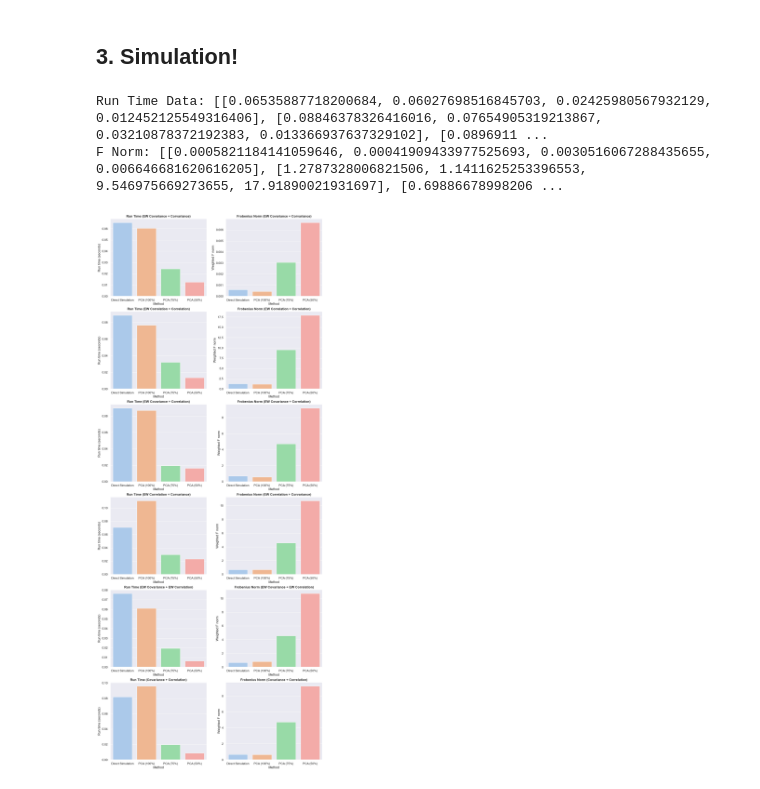
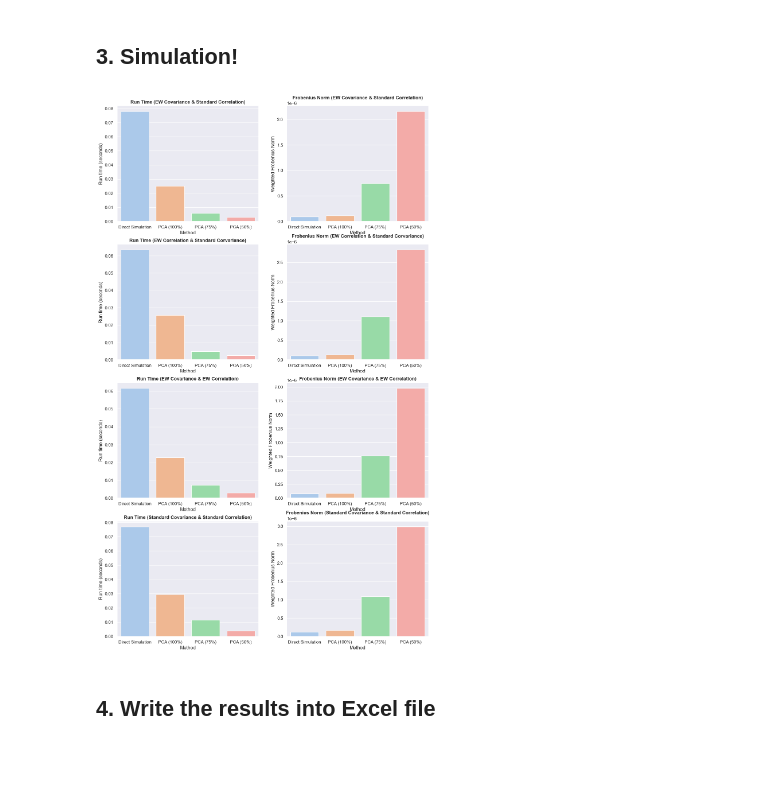
Before and after one commit to QijunYang1/Quantitative-Risk-Management, a Jupyter notebook: week03/project3.ipynb, the cells around one changed output. Drawn from its saved outputs; the diff is of its cells as text; code cells hidden in the pictures; blank space fills up the shorter version.

```diff
--- a/week03/project3.ipynb
+++ b/week03/project3.ipynb
@@ -116,7 +116,7 @@ class PCA:
     def run(self):
         self.__eig_val,self.__eig_vec = np.linalg.eigh(self.__cov_mat)
         # pick the eigenvalues which is bigger than 0 and corresponding eigenvector
-        idx=self.__eig_val>1e-7
+        idx=self.__eig_val>1e-8
         self.__eig_val = self.__eig_val[idx]
         self.__eig_vec = self.__eig_vec [:,idx]
         # sort since the result given by numpy is lowest to highest, flip them up
@@ -606,7 +606,7 @@ What can we say about the trade offs between time to run and accuracy.
 # %%
 class Cov_Generator:
     """
-    Convariance Combination of EW covariance, EW correlation, covariance and correlation.
+    Convariance Derivation through differnet combination of EW covariance, EW correlation, covariance and correlation.
 
     Parameter:
         data -- data which is used for get the EW covariance, EW correlation, covariance and correlation
@@ -624,24 +624,25 @@ class Cov_Generator:
         invSD=np.diag(1/np.sqrt(np.diag(self.__cov)))
         self.__corr = invSD @ self.__cov @ invSD
 
-    # EW_cov + cov
-    def EW_cov_cov(self):
-        return self.__EW_cov+self.__cov
-    # EW_corr + corr
-    def EW_corr_corr(self):
-        return self.__EW_corr+self.__corr
     # EW_cov + corr
     def EW_cov_corr(self):
-        return self.__EW_cov+self.__corr
+        std=np.diag(np.diag(self.__EW_cov))
+        return std @ self.__corr @ std
+
     # EW_corr + cov
     def EW_corr_cov(self):
-        return self.__EW_corr+self.__cov
+        std=np.diag(np.diag(self.__cov))
+        return std @ self.__EW_corr @ std
+
     # EW_corr + EW_cov
     def EW_corr_EW_cov(self):
-        return self.__EW_corr+self.__EW_cov
+        std=np.diag(np.diag(self.__EW_cov))
+        return std @ self.__EW_corr @ std
+
     # corr + cov
     def corr_cov(self):
-        return self.__corr+self.__cov
+        std=np.diag(np.diag(self.__cov))
+        return std @ self.__corr @ std
 # %% [markdown]
 ## 2. Simulator for all methods
 # %%
@@ -704,13 +705,11 @@ class Simulator(Weighted_F_norm):
 # Get a list of all the combinations of covariance and correlation
 cov_gen = Cov_Generator(data)
 cov_list=[]
-cov_list.append(cov_gen.EW_cov_cov())
-cov_list.append( cov_gen.EW_corr_corr())
 cov_list.append( cov_gen.EW_cov_corr())
 cov_list.append( cov_gen.EW_corr_cov())
 cov_list.append( cov_gen.EW_corr_EW_cov())
 cov_list.append( cov_gen.corr_cov())
-cov_name=["EW Covariance + Corvariance","EW Correlation + Correlation","EW Covariance + Correlation","EW Correlation + Corvariance","EW Covariance + EW Correlation","Covariance + Correlation"]
+cov_name=["EW Covariance & Standard Correlation","EW Correlation & Standard Corvariance","EW Covariance & EW Correlation","Standard Covariance & Standard Correlation"]
 
 
 draw_num=25000
@@ -727,37 +726,34 @@ for i in range(plt_n):
     run_time=[]
     Err_F_norm=[]
 
     # Direct Simulation
     simulator.DirectSimulation()
     run_time.append(simulator.Direct_run_time)
     Err_F_norm.append(simulator.err_F_norm())
 
     percent_explained=[1,0.75,0.5]
     # PCA Simulation
     for pct in percent_explained:
         simulator.PCA_Simulation(pct)
         run_time.append(simulator.PCA_run_time)
         Err_F_norm.append(simulator.err_F_norm())
 
     # collect data
     all_run_time.append(run_time)
     all_F_norm.append(Err_F_norm)
 
     # plot the Run time
     sns.barplot(x=Methods,y=run_time,ax=ax[i][0],palette=sns.color_palette("pastel"))
     ax[i][0].set_xlabel('Method')
     ax[i][0].set_ylabel('Run time (seconds)')
     ax[i][0].set_title("Run Time ({})".format(cov_name[i]),fontweight="bold")
 
     # plot the F norm
     sns.barplot(x=Methods,y=Err_F_norm,ax=ax[i][1],palette=sns.color_palette("pastel"))
     ax[i][1].set_xlabel('Method')
-    ax[i][1].set_ylabel('Weighted F norm')
+    ax[i][1].set_ylabel('Weighted Frobenius Norm')
     ax[i][1].set_title("Frobenius Norm ({})".format(cov_name[i]),fontweight="bold")
-
-print("Run Time Data:",all_run_time)
-print("F Norm:",all_F_norm)
 # %% [output]
-Run Time Data: [[0.06535887718200684, 0.06027698516845703, 0.02425980567932129, 0.012452125549316406], [0.08846378326416016, 0.07654905319213867, 0.03210878372192383, 0.013366937637329102], [0.0896911 ...
-F Norm: [[0.0005821184141059646, 0.00041909433977525693, 0.0030516067288435655, 0.006646681620616205], [1.2787328006821506, 1.1411625253396553, 9.546975669273655, 17.91890021931697], [0.69886678998206 ...
-[figure, old version]
+[figure, new version]
+# %% [markdown]
+## 4. Write the results into Excel file
```
Also changed, not shown: parts of 2 cells of this notebook, 5 other files.
